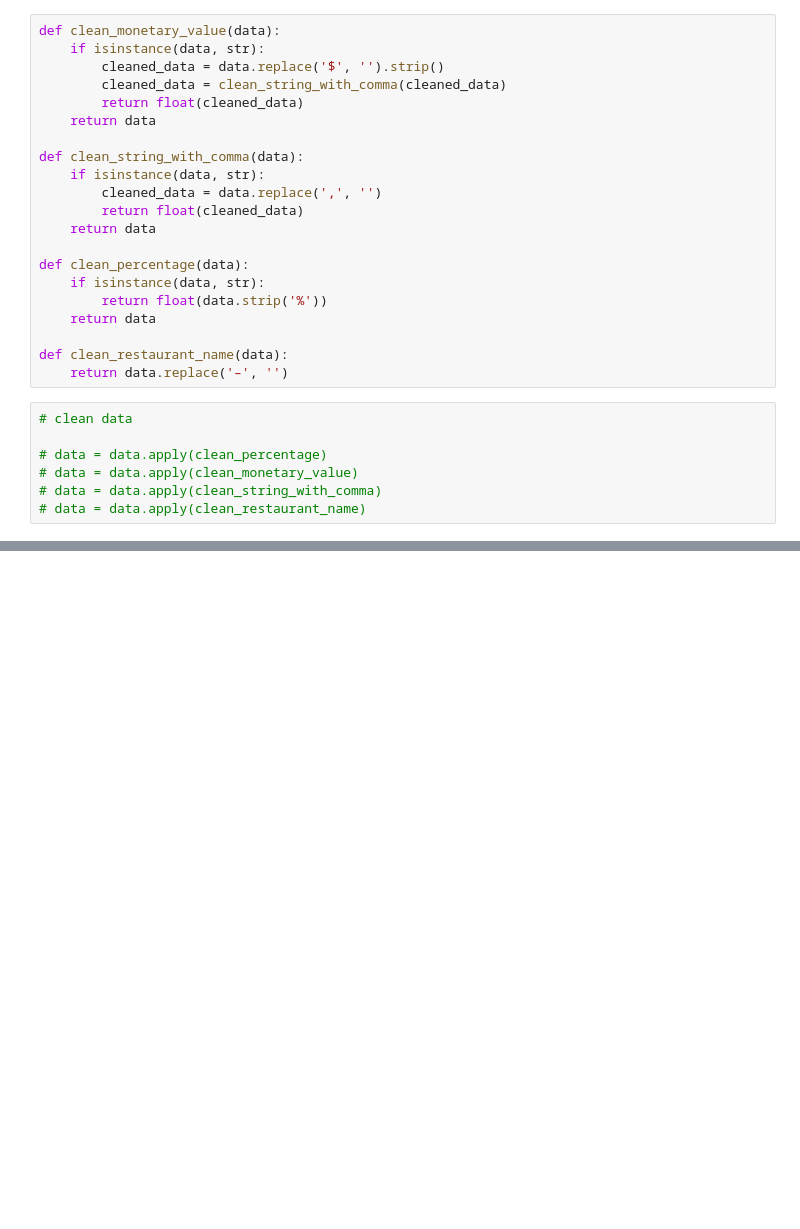
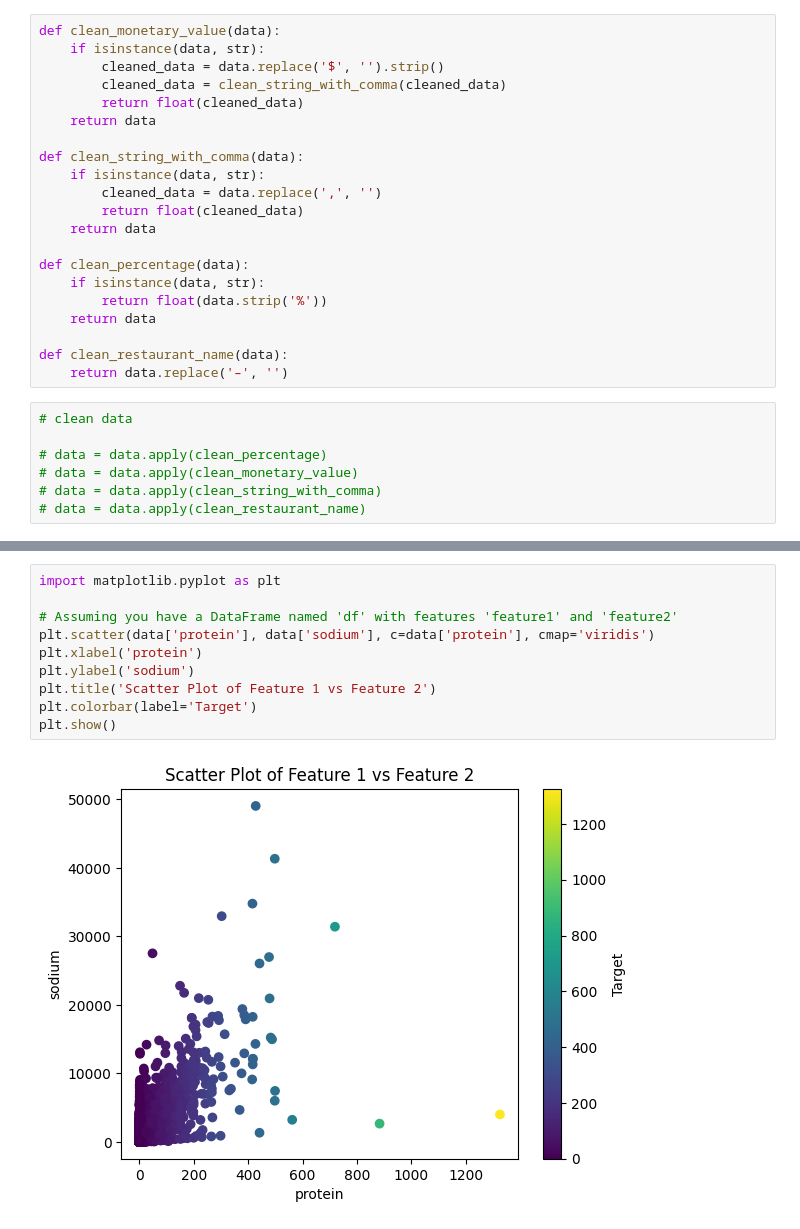
Before and after one commit to rseal2/ml-project, a Jupyter notebook: knn.ipynb, the cells around one changed output, grey strips where cells are left out. Saved outputs shown, nothing was run; the diff lists cells and outputs as text; blank space fills up the shorter version.

```diff
--- a/knn.ipynb
+++ b/knn.ipynb
@@ -81,3 +120,15 @@ array(['Golden Corral', "Dunkin' Donuts", 'Golden Corral', ...,
+# %%
+import matplotlib.pyplot as plt
+
+# Assuming you have a DataFrame named 'df' with features 'feature1' and 'feature2'
+plt.scatter(data['protein'], data['sodium'], c=data['protein'], cmap='viridis')
+plt.xlabel('protein')
+plt.ylabel('sodium')
+plt.title('Scatter Plot of Feature 1 vs Feature 2')
+plt.colorbar(label='Target')
+plt.show()
+# %% [output]
+[figure, added]
 # %%
 
 # visualization
```
Also changed, not shown: parts of 4 cells of this notebook, 6 other files.
